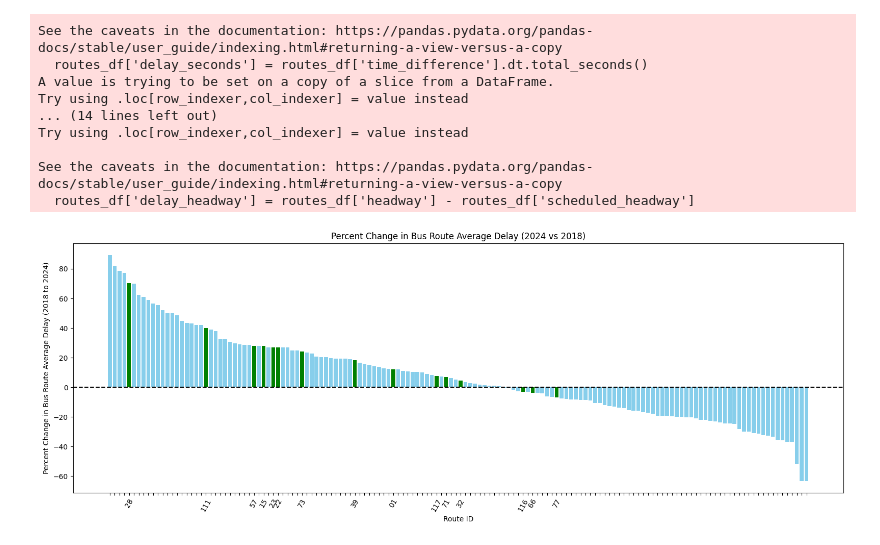
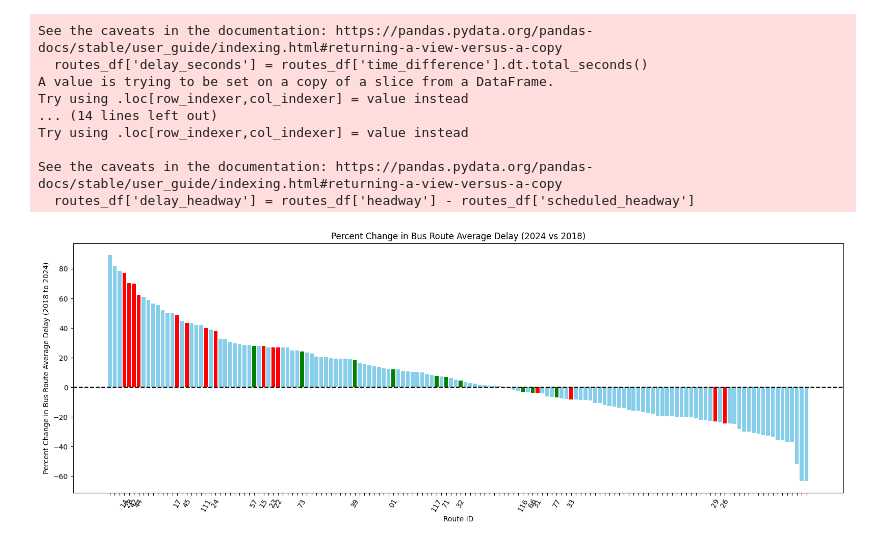
Before and after one commit to michaelkrah/MBTA-bus-inequity-analysis, a Jupyter notebook: route_delay_change_over_time.ipynb, the cells around one changed output. Cells and saved outputs as stored; diff of their text form; code cells hidden in the pictures.

Commit message:
demographic data and delay relationship

```diff
--- a/route_delay_change_over_time.ipynb
+++ b/route_delay_change_over_time.ipynb
@@ -148,29 +148,38 @@ See the caveats in the documentation: https://pandas.pydata.org/pandas-docs/stab
 # %%
 delay_comparison['delay_seconds'] = (
     (delay_comparison['delay_seconds_2024'] - delay_comparison['delay_seconds_2018']) /
     delay_comparison['delay_seconds_2018']
 ) * 100
 delay_comparison = delay_comparison.sort_values(by='delay_seconds', ascending=False)
 
 # routes from livable streets report, identified as needing attention
 target_routes = {"22", "29", "15", "45", "28", "44", "42", "17", "23", "31", "26", "111", "24", "33", "14"}
 
 # routes that have high ridership and higher standard frequencies than other routes
 key_routes = {"01", "15", "22", "23", "28", "32", "39", "57", "66", "71", "73", "77", "111", "116", "117"}
 
-colors = ['green' if route in key_routes else 'skyblue' for route in delay_comparison['route_id']]
-tick_labels = [route if route in key_routes else '' for route in delay_comparison['route_id']]
+colors = [
+    'red' if route in target_routes else
+    'green' if route in key_routes else
+    'skyblue'
+    for route in delay_comparison['route_id']
+]
+
+tick_labels = [
+    route if route in key_routes or route in target_routes else ''
+    for route in delay_comparison['route_id']
+]
 
 plt.figure(figsize=(16, 6))
 plt.bar(delay_comparison['route_id'], delay_comparison['delay_seconds'], color=colors)
 plt.axhline(0, color='black', linestyle='--')
 plt.xlabel('Route ID')
 plt.ylabel('Percent Change in Bus Route Average Delay (2018 to 2024)')
 plt.title('Percent Change in Bus Route Average Delay (2024 vs 2018)')
 plt.xticks(range(len(delay_comparison['route_id'])), tick_labels, rotation=60)
 plt.xticks(rotation=60)
 
 plt.tight_layout()
 plt.show()
 # %% [output]
-[figure, old version]
+[figure, new version]
```
Also changed, not shown: 5 other files.
